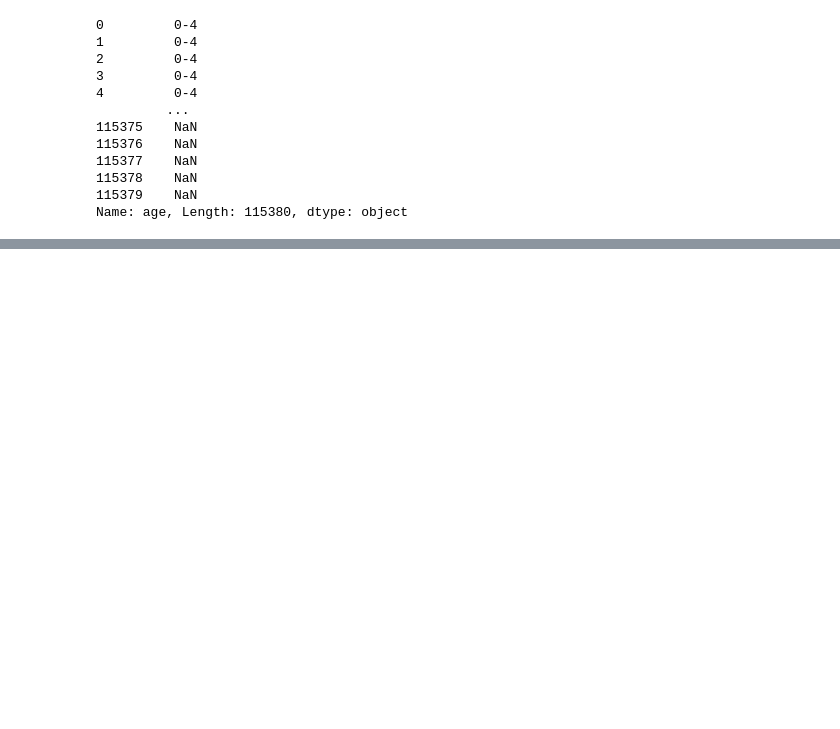
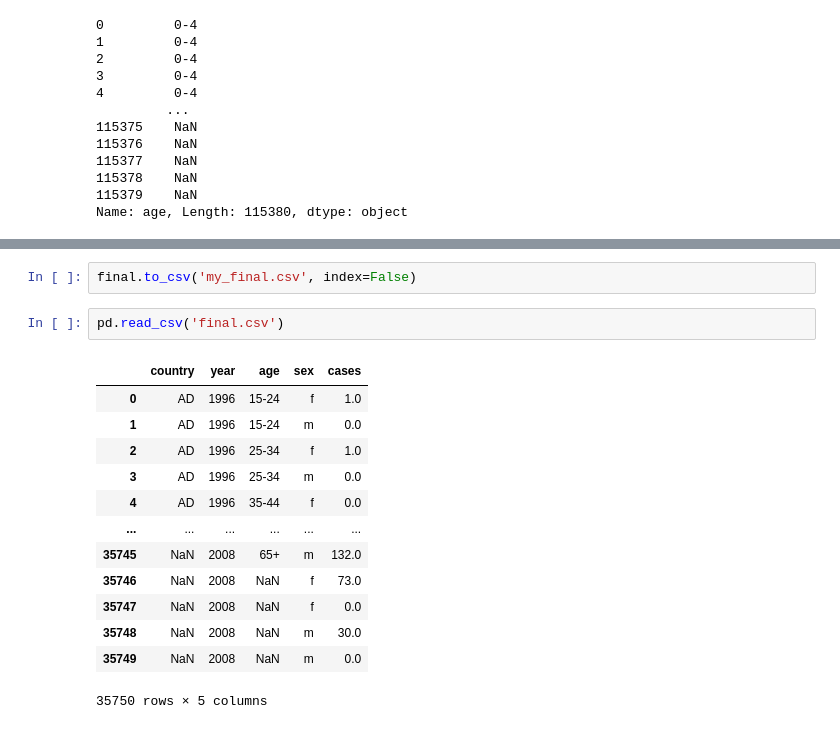
Before and after one commit to RyanLBuchanan/D206_Data_Cleaning, a Jupyter notebook: Learning_Resources/Python_Statistics_Essential_Training/Exercise Files/chapter2/02_05/challenge.ipynb, the cells around one changed output, grey strips where cells are left out. Drawn from its saved outputs; the diff is of its cells as text; blank space fills up the shorter version.

```diff
--- a/Learning_Resources/Python_Statistics_Essential_Training/Exercise Files/chapter2/02_05/challenge.ipynb
+++ b/Learning_Resources/Python_Statistics_Essential_Training/Exercise Files/chapter2/02_05/challenge.ipynb
@@ -255,0 +309,18 @@ Name: age, Length: 115380, dtype: object
+# %%
+final.to_csv('my_final.csv', index=False)
+# %%
+pd.read_csv('final.csv')
+# %% [output]
+|  | country | year | age | sex | cases |
+| 0 | AD | 1996 | 15-24 | f | 1.0 |
+| 1 | AD | 1996 | 15-24 | m | 0.0 |
+| 2 | AD | 1996 | 25-34 | f | 1.0 |
+| 3 | AD | 1996 | 25-34 | m | 0.0 |
+| 4 | AD | 1996 | 35-44 | f | 0.0 |
+| ... | ... | ... | ... | ... | ... |
+| 35745 | NaN | 2008 | 65+ | m | 132.0 |
+| 35746 | NaN | 2008 | NaN | f | 73.0 |
+| 35747 | NaN | 2008 | NaN | f | 0.0 |
+| 35748 | NaN | 2008 | NaN | m | 30.0 |
+| 35749 | NaN | 2008 | NaN | m | 0.0 |
+35750 rows × 5 columns
```
Also changed, not shown: parts of 6 cells of this notebook, 3 other files.
